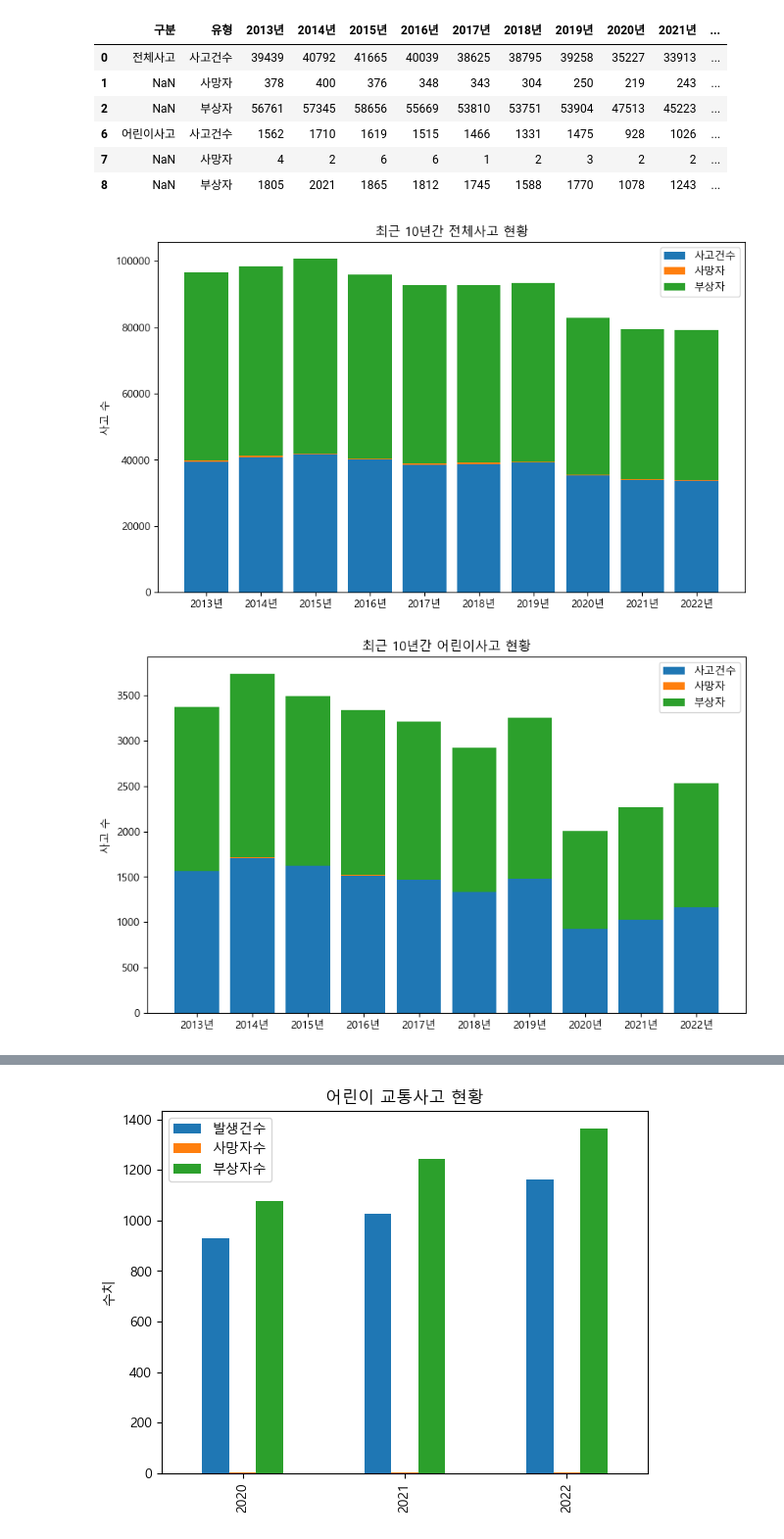
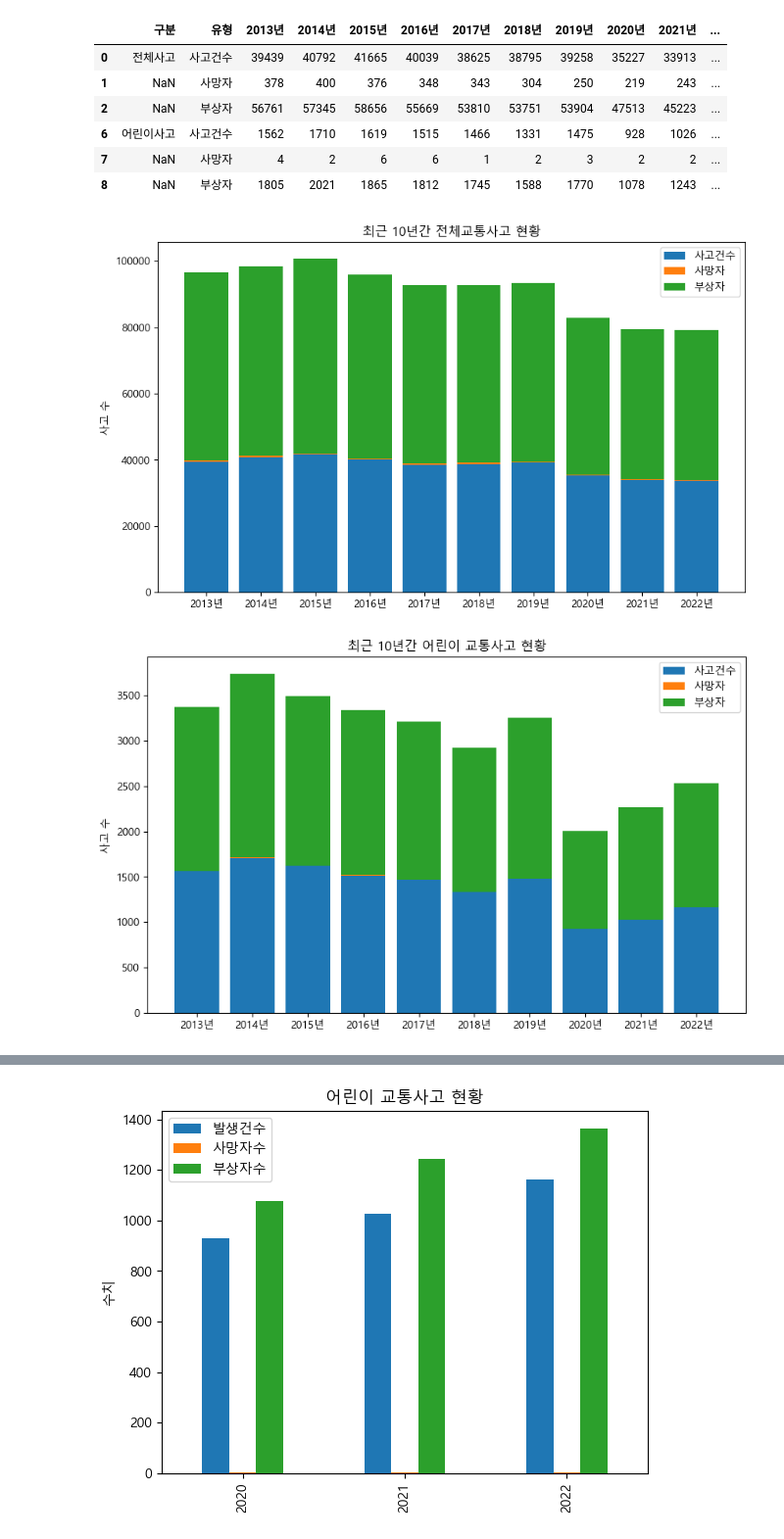
Before and after one commit to yeeunlim/mini_project, a Jupyter notebook: non_protected.ipynb, the cells around one changed output, grey strips where cells are left out. Shown at 98% size. Drawn from its saved outputs; the diff is of its cells as text; code cells hidden in the pictures.

```diff
--- a/non_protected.ipynb
+++ b/non_protected.ipynb
@@ -55,28 +56,31 @@ accident
 | 6 | 어린이사고 | 사고건수 | 1562 | 1710 | 1619 | 1515 | 1466 | 1331 | 1475 | 928 | 1026 | ... |
 | 7 | NaN | 사망자 | 4 | 2 | 6 | 6 | 1 | 2 | 3 | 2 | 2 | ... |
 | 8 | NaN | 부상자 | 1805 | 2021 | 1865 | 1812 | 1745 | 1588 | 1770 | 1078 | 1243 | ... |
+# %%
+matplotlib.rcParams['font.family'] = 'malgun Gothic'   # '맑은 고딕'으로 설정
+matplotlib.rcParams['axes.unicode_minus'] = False     # 한글 폰트를 지정한 후 그래프에서 마이너스(-) 폰트가 깨지는 것을 막아줌
 # %%
 # < 전체사고 시각화 >
 accident_count = accident.iloc[0, 2:]
 death_count = accident.iloc[1, 2:]
 injury_count = accident.iloc[2, 2:]
 
 # x축 데이터 (년도)
 years = accident.columns[2:]
 
 # 막대그래프 그리기
 plt.figure(figsize=(10, 6))
 plt.bar(years, accident_count, label='사고건수')
 plt.bar(years, death_count, label='사망자', bottom=accident_count)
 plt.bar(years, injury_count, label='부상자', bottom=accident_count+death_count)
 
 plt.ylabel('사고 수')
-plt.title('최근 10년간 전체사고 현황')
+plt.title('최근 10년간 전체교통사고 현황')
 plt.legend()
 
 plt.show()
 # %% [output]
-[figure, old version]
+[figure, new version]
 # %%
 # < 어린이사고 시각화 >
 accident_count2 = accident.iloc[3, 2:]
@@ -93,9 +97,9 @@ plt.bar(years, death_count2, label='사망자', bottom=accident_count2)
 plt.bar(years, injury_count2, label='부상자', bottom=accident_count2+death_count2)
 
 plt.ylabel('사고 수')
-plt.title('최근 10년간 어린이사고 현황')
+plt.title('최근 10년간 어린이 교통사고 현황')
 plt.legend()
 
 plt.show()
 # %% [output]
-[figure, old version]
+[figure, new version]
```
Also changed, not shown: parts of 8 cells of this notebook.
